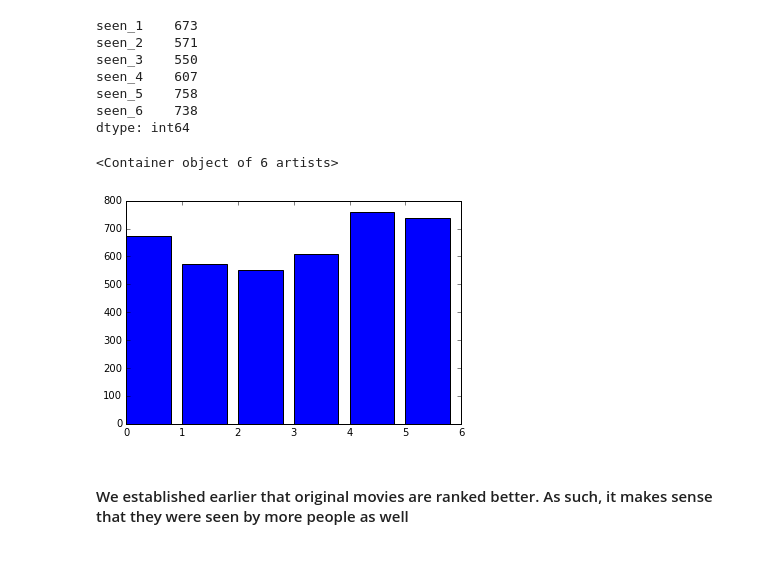
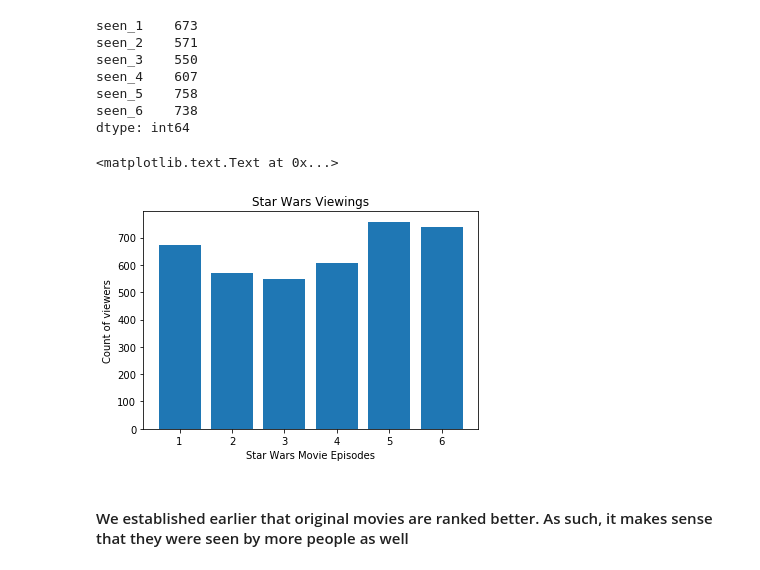
Before and after one commit to brandonongnz/star_wars_survey, a Jupyter notebook: star_wars_survey.ipynb, the cells around one changed output. Drawn from its saved outputs; the diff is of its cells as text; code cells hidden in the pictures.

```diff
--- a/star_wars_survey.ipynb
+++ b/star_wars_survey.ipynb
@@ -198,9 +191,12 @@ dtype: int64
 # %%
 %matplotlib inline
 
-plt.bar(range(6), star_wars[star_wars.columns[3:9]].sum())
+plt.bar(range(1, 7), star_wars[star_wars.columns[3:9]].sum())
+plt.xlabel("Star Wars Movie Episodes")
+plt.ylabel("Count of viewers")
+plt.title("Star Wars Viewings")
 # %% [output]
-<Container object of 6 artists>
+<matplotlib.text.Text at 0x...>
-[figure, old version]
+[figure, new version]
 # %% [markdown]
 #### We established earlier that original movies are ranked better. As such, it makes sense that they were seen by more people as well
```
Also changed, not shown: parts of 25 cells of this notebook.
